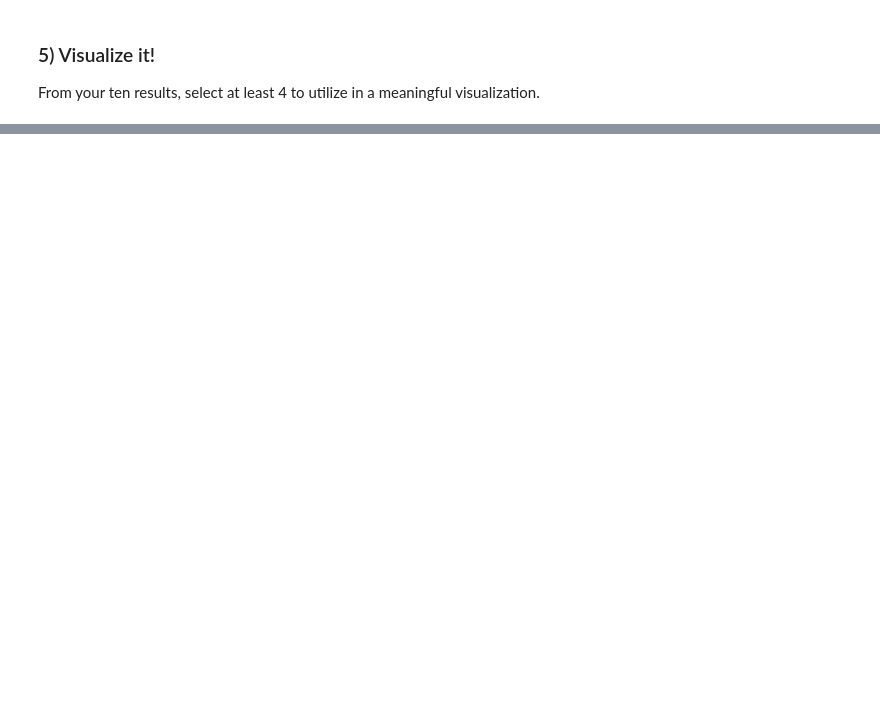
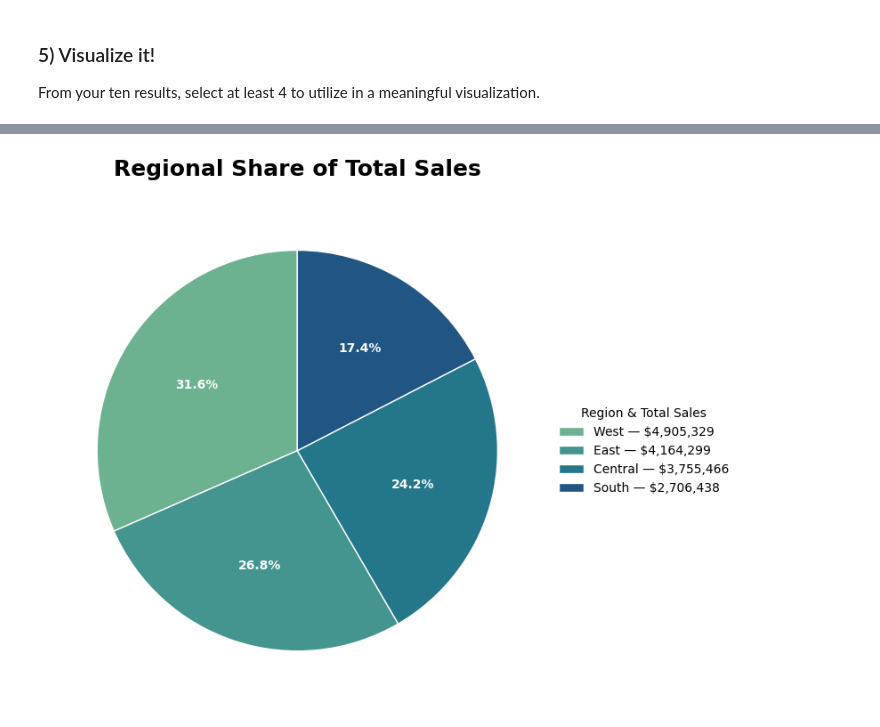
Before and after one commit to laurenmsapp1/Superstore_Sales, a Jupyter notebook: notebooks/superstore_sales_workflow.ipynb, the cells around one changed output, grey strips where cells are left out. Saved outputs shown, nothing was run; the diff lists cells and outputs as text; code cells hidden in the pictures; blank space fills up the shorter version.

```diff
--- a/notebooks/superstore_sales_workflow.ipynb
+++ b/notebooks/superstore_sales_workflow.ipynb
@@ -261,0 +259,14 @@ result5
+# %%
+query5 = """
+
+Select c.region,
+    ROUND(SUM(od.sales), 2) as total_sales
+from customers c
+JOIN orders o
+    on c.customer_id = o.customer_id
+Join order_details od
+    on o.order_id = od.order_id
+group by c.region
+order by total_sales DESC;  """
+result5 = pd.read_sql(query5, conn)
+result5
@@ -322,0 +559,30 @@ plt.show()
+# %%
+# Query5
+
+result5 = result5.sort_values('total_sales', ascending=False)
+
+colors = sns.color_palette('crest', n_colors=len(result5))
+
+fig, ax = plt.subplots(figsize=(8, 8))
+wedges, texts, autotexts = ax.pie(
+    result5['total_sales'],
+    autopct='%1.1f%%',
+    startangle=90,
+    colors=colors,
+    textprops={'color': 'white', 'weight': 'bold', 'fontsize': 10},
+    wedgeprops={'edgecolor': 'white'}
+)
+
+ax.legend(
+    [f"{r} — ${s:,.0f}" for r, s in zip(result5['region'], result5['total_sales'])],
+    title="Region & Total Sales",
+    loc='center left',
+    bbox_to_anchor=(1, 0.5),
+    frameon=False
+)
+
+plt.title('Regional Share of Total Sales', fontsize=18, weight='bold', pad=20)
+plt.tight_layout()
+plt.show()
+# %% [output]
+[figure, added]
```
Also changed, not shown: parts of 20 cells of this notebook.
